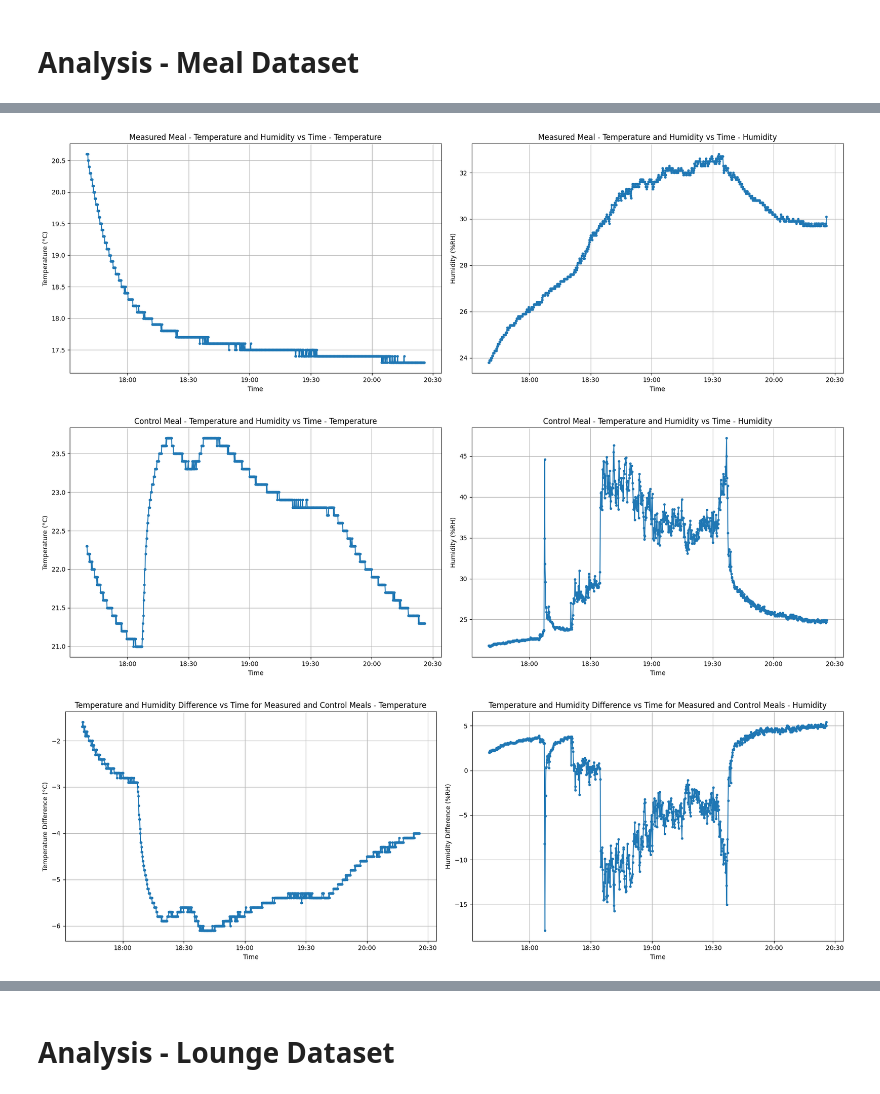
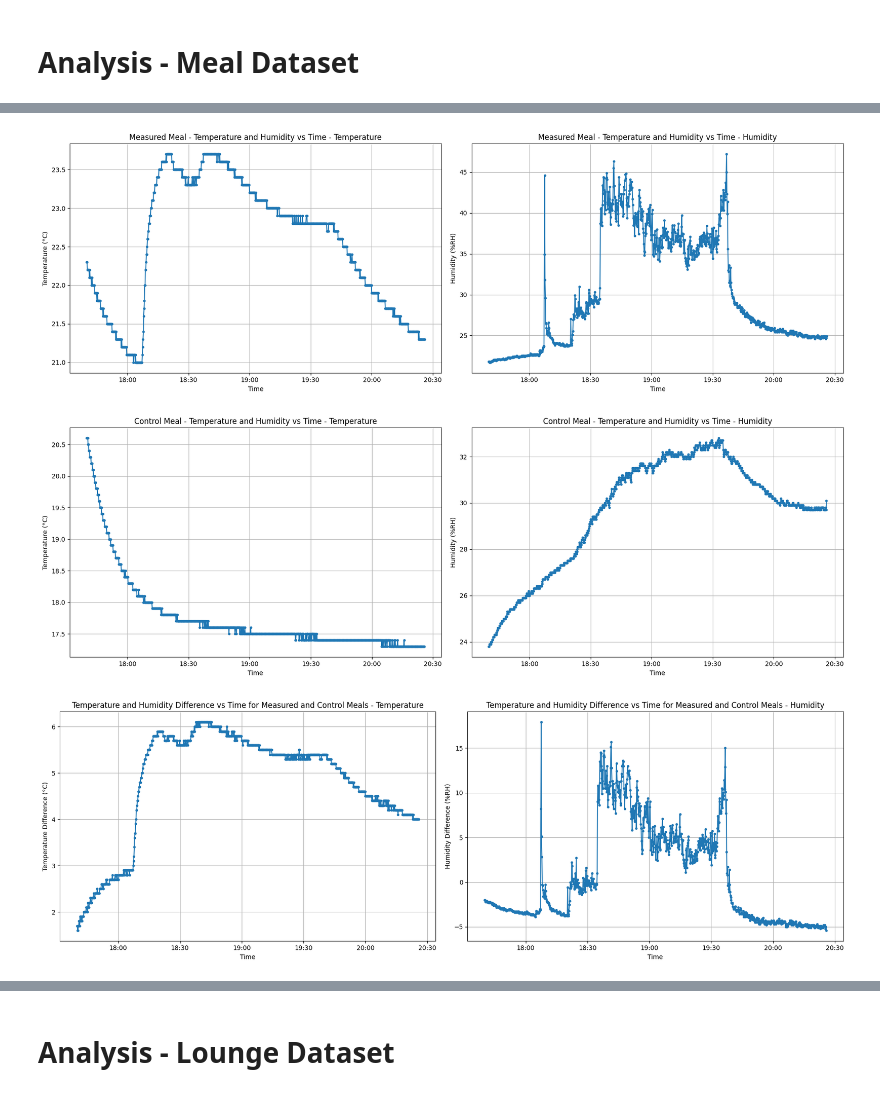
Before and after one commit to ongzzzzzz/poe-data-analysis, a Jupyter notebook: analysis.ipynb, the cells around one changed output, grey strips where cells are left out. Saved outputs shown, nothing was run; the diff lists cells and outputs as text; code cells hidden in the pictures.

```diff
--- a/analysis.ipynb
+++ b/analysis.ipynb
@@ -122,7 +128,7 @@ plot_data(df_24h_no_spikes["Time"], df_24h_no_spikes["Temperature"], df_24h_no_s
 # %% [markdown]
 # Analysis - Meal Dataset
 # %%
-measured_meal, control_meal = [file for file in excel_files if "11_29_meal" in file]
+control_meal, measured_meal = [file for file in sorted(excel_files) if "11_29_meal" in file]
 df_measured_meal, df_control_meal = df_lists[excel_files.index(measured_meal)], df_lists[excel_files.index(control_meal)]
 
 print(measured_meal, control_meal)
@@ -147,5 +153,5 @@ No.
-[figure, old version]
+[figure, new version]
-[figure, old version]
+[figure, new version]
 # %%
 # Merge the dataframes on 'Time' column
 df_merged = pd.merge(df_measured_meal, df_control_meal, on='Time', suffixes=('_measured', '_control'))
@@ -162,7 +168,7 @@ plot_data(df_diff['Time'], df_diff['Temperature_diff'], df_diff['Humidity_diff']
           marker='.', xlabel='Time', ylabel_temp='Temperature Difference (°C)', ylabel_humidity='Humidity Difference (%RH)',
           title='Temperature and Humidity Difference vs Time for Measured and Control Meals')
 # %% [output]
-[figure, old version]
+[figure, new version]
 # %%
 # Define the window size for the rolling statistics
 window_size = 60
```
Also changed, not shown: parts of 15 cells of this notebook.
